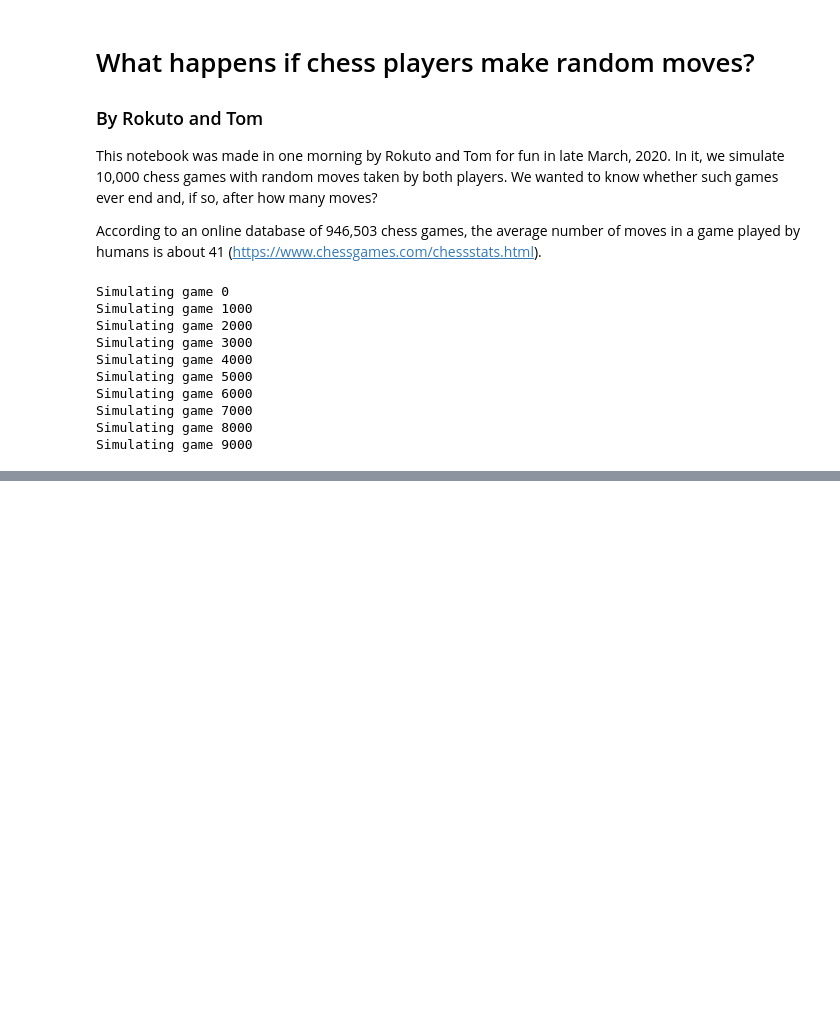
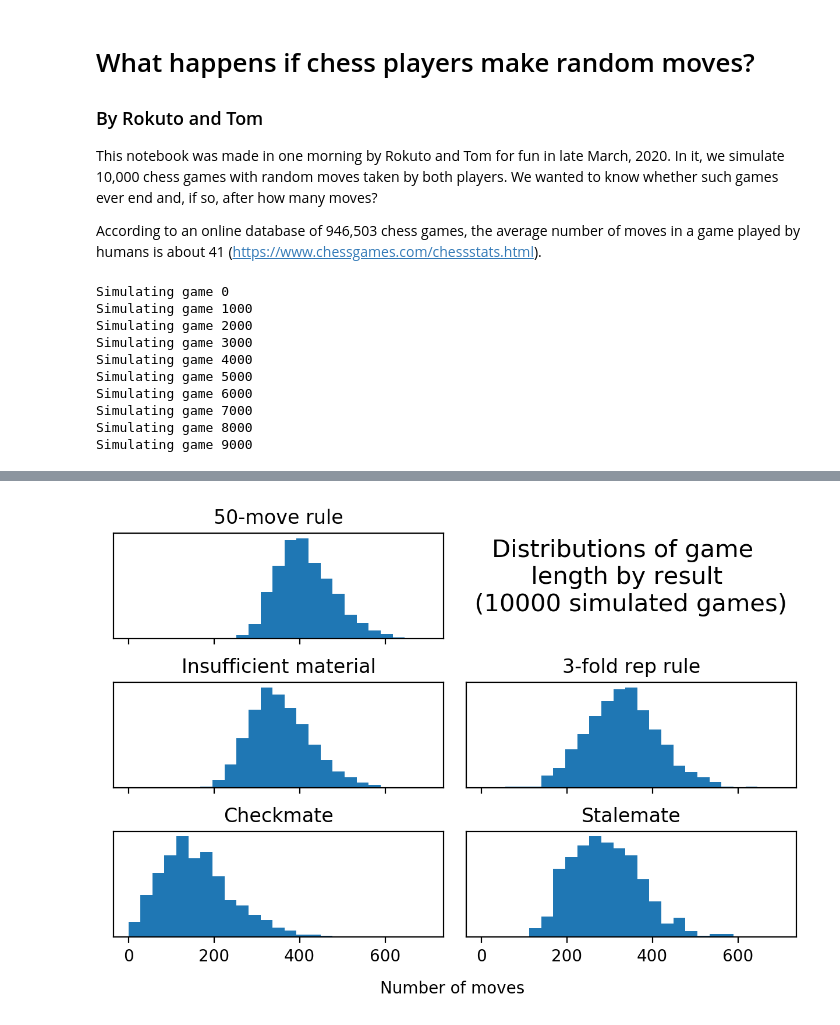
Before and after one commit to tfburns/random-chess, a Jupyter notebook: Random-moves-in-chess.ipynb, the cells around one changed output, grey strips where cells are left out. Cells and saved outputs as stored; diff of their text form; code cells hidden in the pictures; blank space fills up the shorter version.

```diff
--- a/Random-moves-in-chess.ipynb
+++ b/Random-moves-in-chess.ipynb
@@ -102,0 +165,37 @@ plt.show()
+# %%
+longest_game = np.max([np.max(draws_50moves_moves), np.max(draws_3rep_moves),
+                       np.max(draws_insufficientmat_moves), np.max(stalemates_moves),
+                       np.max(checkmates_moves)])
+num_bins = 25
+# %%
+fig, axs = plt.subplots(3,2, constrained_layout=True, sharex=True)
+
+axs[0,0].set_title("50-move rule")
+axs[0,0].get_yaxis().set_visible(False)
+axs[0,0].hist(draws_50moves_moves, bins=num_bins, range=(0,longest_game))
+
+axs[0,1].set_visible(False)
+
+axs[1,1].set_title("3-fold rep rule")
+axs[1,1].get_yaxis().set_visible(False)
+axs[1,1].hist(draws_3rep_moves, bins=num_bins, range=(0,longest_game))
+
+axs[1,0].set_title("Insufficient material")
+axs[1,0].get_yaxis().set_visible(False)
+axs[1,0].hist(draws_insufficientmat_moves, bins=num_bins, range=(0,longest_game))
+
+axs[2,1].set_title("Stalemate")
+axs[2,1].get_yaxis().set_visible(False)
+axs[2,1].hist(stalemates_moves, bins=num_bins, range=(0,longest_game))
+
+axs[2,0].set_title("Checkmate")
+axs[2,0].get_yaxis().set_visible(False)
+axs[2,0].hist(checkmates_moves, bins=num_bins, range=(0,longest_game))
+
+fig.text(0.75, 0.77,
+         "Distributions of game \n length by result \n (%i simulated games)" %number_of_games_to_test,
+         ha='center', size=15)
+fig.text(0.5, -0.05, 'Number of moves', ha='center')
+plt.show()
+# %% [output]
+[figure, added]
```
Also changed, not shown: parts of 10 cells of this notebook.
